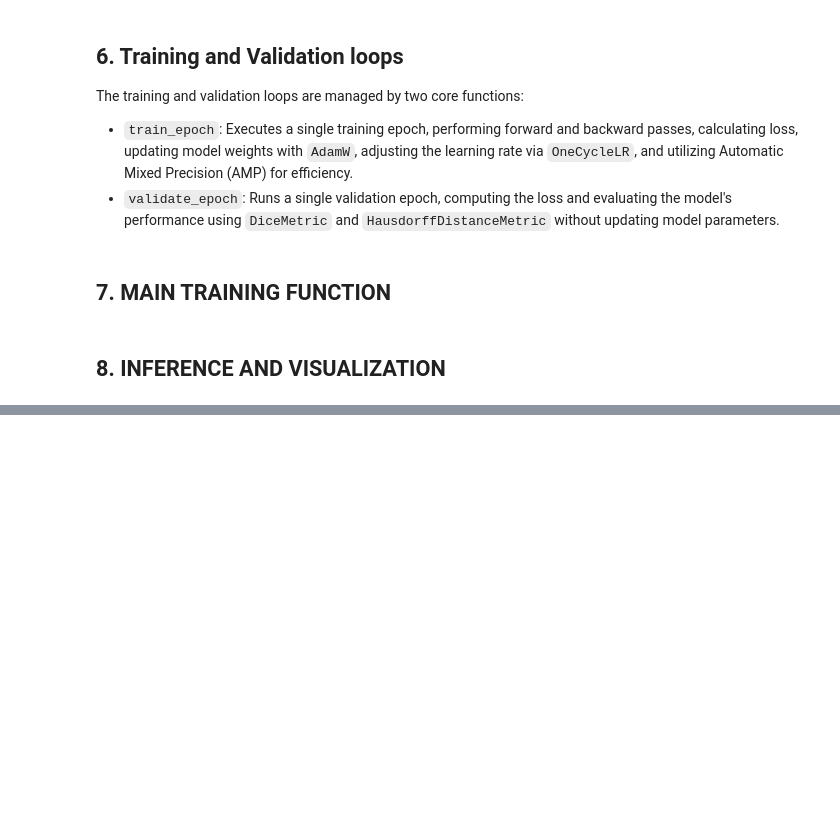
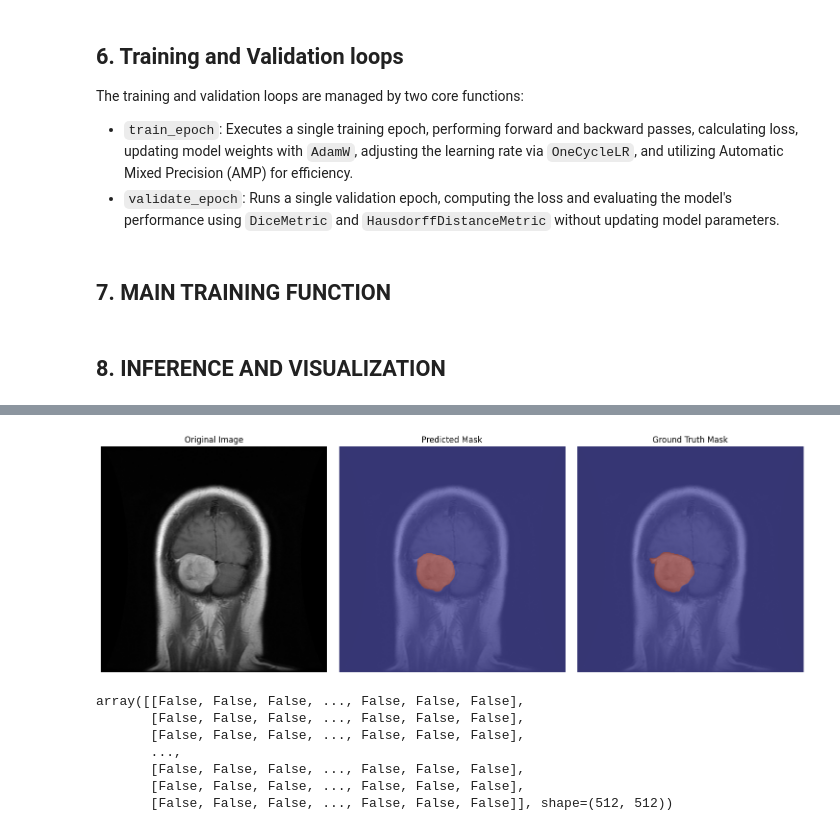
Before and after one commit to youssef-omarrr/Machine-and-deep-learning, a Jupyter notebook: Projects/Brain Tumor Segmentation/Brain_tumor_seg_V3.ipynb, the cells around one changed output, grey strips where cells are left out. Saved outputs shown, nothing was run; the diff lists cells and outputs as text; code cells hidden in the pictures; blank space fills up the shorter version.

Commit message:
uploaded latest version of brain tumor seg project

```diff
--- a/Projects/Brain Tumor Segmentation/Brain_tumor_seg_V3.ipynb
+++ b/Projects/Brain Tumor Segmentation/Brain_tumor_seg_V3.ipynb
@@ -441,6 +473,36 @@ The training process is configured using a set of modular helper functions:
 - `create_dataloaders`: Prepares the data by splitting it into training and validation sets, applying the correct data augmentations to each, and creating `DataLoader` instances for model consumption.
 - `setup_training`: Configures the `AdamW` optimizer and the `OneCycleLR` learning rate scheduler, which are modern, high-performance choices for training deep learning models.
 - `setup_metrics`: Initializes the key performance indicators for evaluation, including the `DiceMetric` (to measure segmentation overlap) and the `HausdorffDistanceMetric` (to measure boundary accuracy).
+# %%
+import random
+import numpy as np
+import torch
+
+def set_seeds(seed: int = 42):
+    """
+    Sets the random seeds for Python, NumPy, and PyTorch to ensure reproducibility.
+
+    Args:
+        seed (int): The seed value to use.
+    """
+    # Set the seed for Python's built-in random module
+    random.seed(seed)
+
+    # Set the seed for NumPy
+    np.random.seed(seed)
+
+    # Set the seed for PyTorch
+    torch.manual_seed(seed)
+
+    # If you are using a GPU, also set the seed for CUDA
+    if torch.cuda.is_available():
+        torch.cuda.manual_seed(seed)
+        torch.cuda.manual_seed_all(seed)  # if you are using multi-GPU.
+
+        # The following two lines are often used to ensure reproducibility on CUDA,
+        # but they can negatively impact performance.
+        torch.backends.cudnn.deterministic = True
+        torch.backends.cudnn.benchmark = False
 # %%
 from torch.utils.data import DataLoader, Subset
 import numpy as np
@@ -856,0 +1113,19 @@ KeyboardInterrupt:
+# %%
+pic_number = random.randint(1, 3064)
+IMAGE_PATH = f"brain_tumor_dataset/images/{pic_number}.png"
+MASK_PATH = f"brain_tumor_dataset/masks/{pic_number}.png"
+
+predict_and_visualize(
+    model = model,
+    image_path = IMAGE_PATH,
+    mask_path = MASK_PATH,
+)
+# %% [output]
+[figure, added]
+array([[False, False, False, ..., False, False, False],
+       [False, False, False, ..., False, False, False],
+       [False, False, False, ..., False, False, False],
+       ...,
+       [False, False, False, ..., False, False, False],
+       [False, False, False, ..., False, False, False],
+       [False, False, False, ..., False, False, False]], shape=(512, 512))
```
Also changed, not shown: parts of 13 cells of this notebook, 5 other files.
